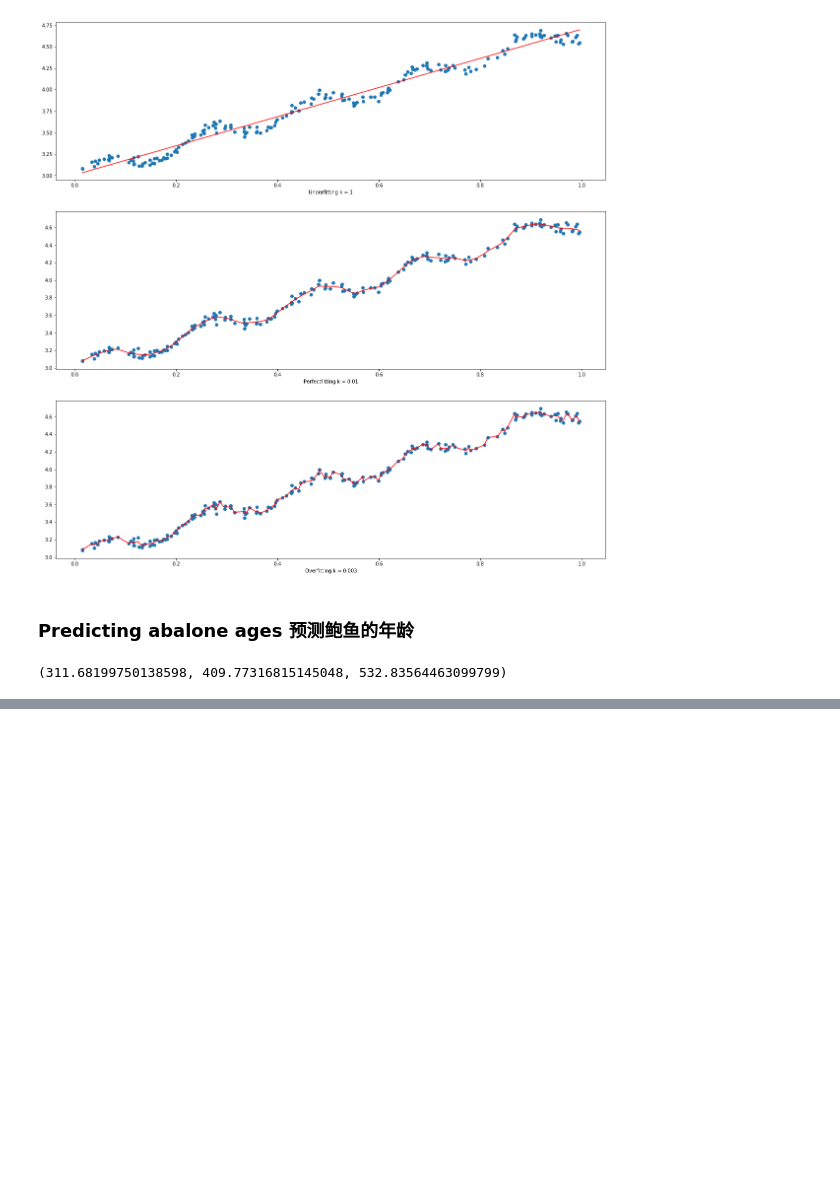
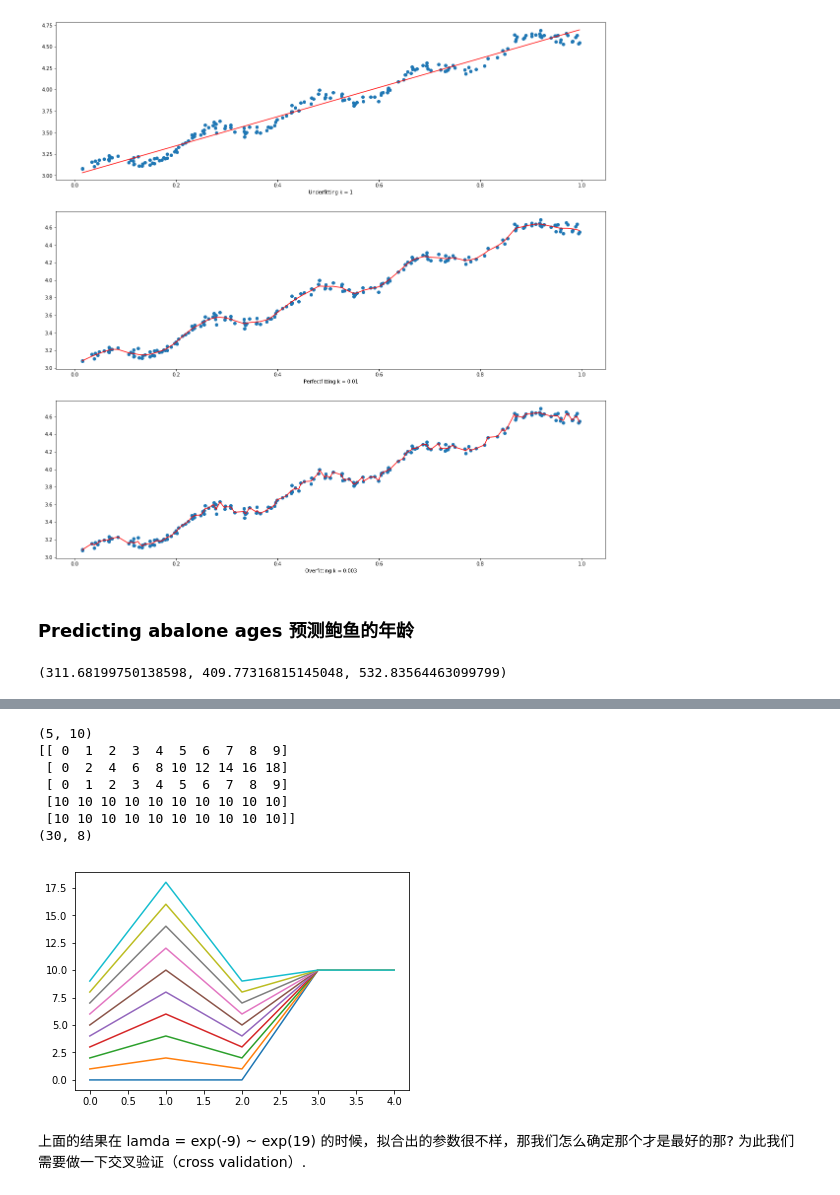
Before and after one commit to AaronFlower/Jupyter, a Jupyter notebook: 08-regression/01-regression.ipynb, the cells around one changed output, grey strips where cells are left out. Drawn from its saved outputs; the diff is of its cells as text; code cells hidden in the pictures; blank space fills up the shorter version.

```diff
--- a/08-regression/01-regression.ipynb
+++ b/08-regression/01-regression.ipynb
@@ -141,0 +226,30 @@ rss_Error(yHat01, labels[0:99]), rss_Error(yHat1, labels[0:99]), rss_Error(yHat1
+# %%
+'''
+上面的图表示提什么意思那? 是表示训练出来的 8 个 weights 的在 30 迭代时的变化过程，可以看出在 lam = exp(19) 时的时候
+ weights 都趋于 0 了.
+'''
+a = np.array([
+    [x for x in np.arange(10)],
+    [x * 2 for x in np.arange(10)],
+    [x  for x in np.arange(10)],
+    [10  for x in np.arange(10)],
+    [10  for x in np.arange(10)]
+])
+print(a.shape)
+print(a)
+print(ws.shape)
+# print(ws[:, 0:6])
+plt.plot(a)
+plt.show()
+np.newaxis
+# %% [output]
+(5, 10)
+[[ 0  1  2  3  4  5  6  7  8  9]
+ [ 0  2  4  6  8 10 12 14 16 18]
+ [ 0  1  2  3  4  5  6  7  8  9]
+ [10 10 10 10 10 10 10 10 10 10]
+ [10 10 10 10 10 10 10 10 10 10]]
+(30, 8)
+[figure, added]
+# %% [markdown]
+上面的结果在 lamda = exp(-9) ~ exp(19) 的时候，拟合出的参数很不样，那我们怎么确定那个才是最好的那? 为此我们需要做一下交叉验证（cross validation）.
```
Also changed, not shown: parts of 3 cells of this notebook.
